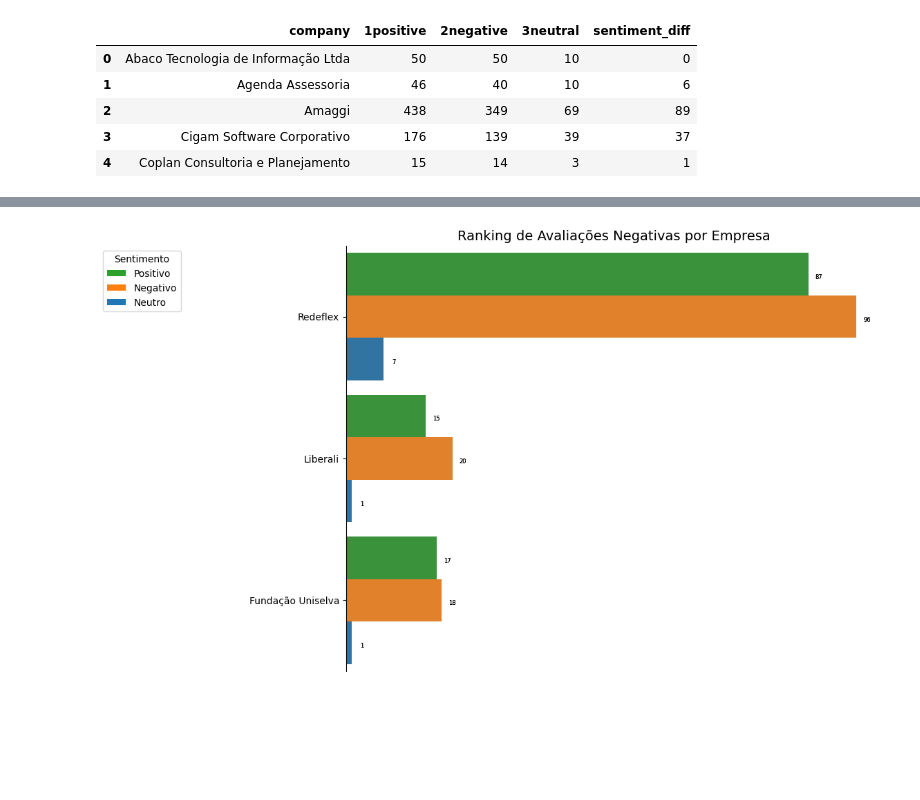
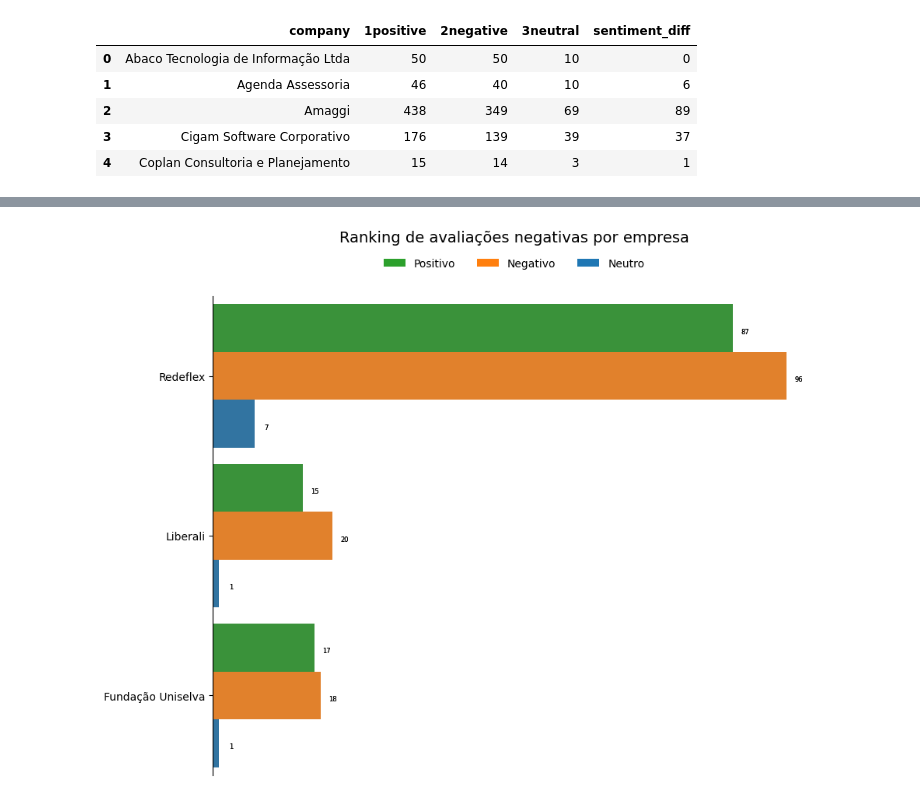
Before and after one commit to stevillis/glassdoor-reviews-report, a Jupyter notebook: _3_ranking_sentiment_distribution_by_company.ipynb, the cells around one changed output, grey strips where cells are left out. Cells and saved outputs as stored; diff of their text form; code cells hidden in the pictures; blank space fills up the shorter version.

```diff
--- a/_3_ranking_sentiment_distribution_by_company.ipynb
+++ b/_3_ranking_sentiment_distribution_by_company.ipynb
@@ -418,40 +407,39 @@ for p in ax.patches:
         xytext=(0, 0),
         textcoords="offset points",
     )
 
 # Axes config
 ax.set_xlabel("")
 
 ax.set_xticks([])
 
 ax.set_ylabel("")
 
 ax.set_title(
-    "Ranking de Avaliações Negativas por Empresa",
-    fontdict={
-        # "weight": "bold",
-        "size": ReportConfig.CHART_TITLE_FONT_SIZE,
-    },
-    loc="center",
+    "Ranking de avaliações negativas por empresa",
+    fontsize=ReportConfig.CHART_TITLE_FONT_SIZE,
+    y=1.1,
 )
 
 ax.spines["top"].set_visible(False)
 ax.spines["right"].set_visible(False)
 ax.spines["bottom"].set_visible(False)
 
 
 positive_patch = plt.Rectangle((0, 0), 1, 1, fc=ReportConfig.POSITIVE_SENTIMENT_COLOR)
 negative_patch = plt.Rectangle((0, 0), 1, 1, fc=ReportConfig.NEGATIVE_SENTIMENT_COLOR)
 neutral_patch = plt.Rectangle((0, 0), 1, 1, fc=ReportConfig.NEUTRAL_SENTIMENT_COLOR)
 
 ax.legend(
+    # title="Sentimento",
     handles=[positive_patch, negative_patch, neutral_patch],
     labels=["Positivo", "Negativo", "Neutro"],
-    title="Sentimento",
-    bbox_to_anchor=(-0.3, 1),
-    # loc="upper center"
+    bbox_to_anchor=(0.5, 1.1),
+    loc="upper center",
+    edgecolor="1",
+    ncols=3,
 )
 
 plt.show()
 # %% [output]
-[figure, old version]
+[figure, new version]
```
Also changed, not shown: parts of 3 cells of this notebook, 3 other files.
